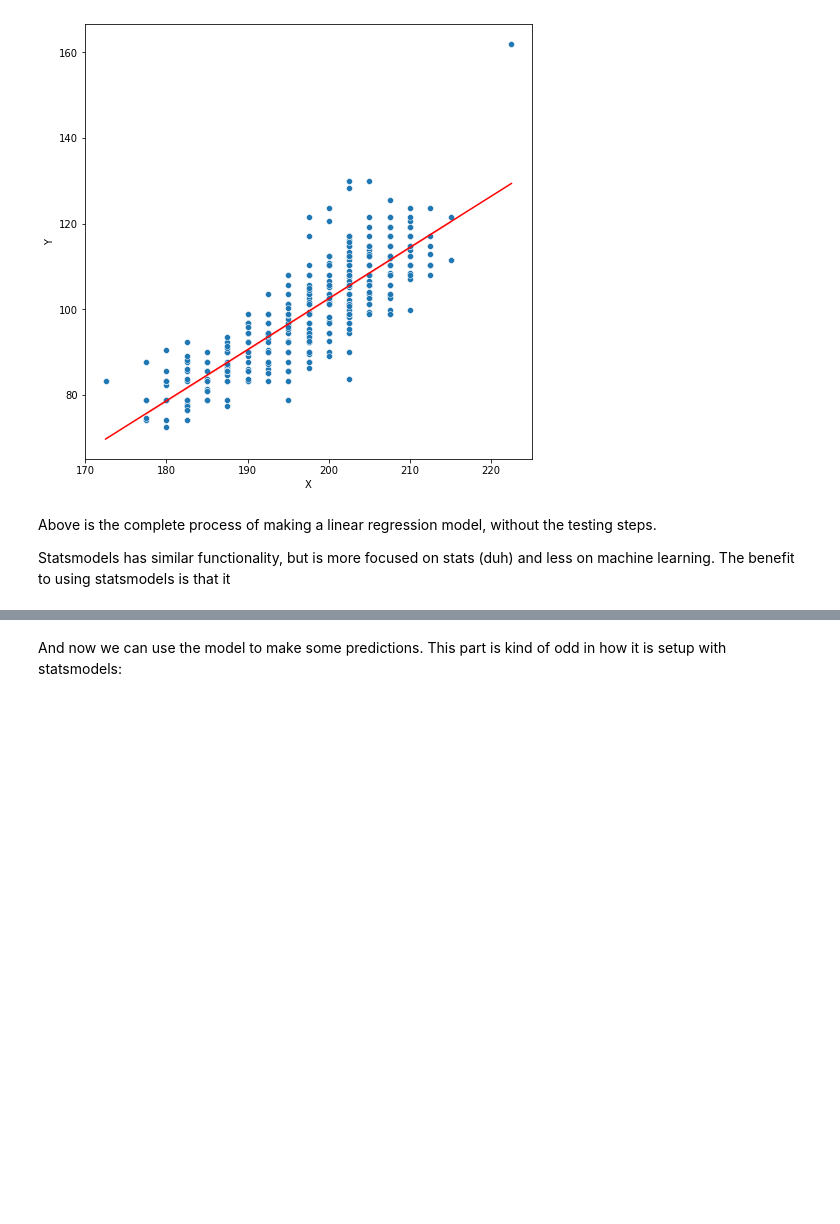
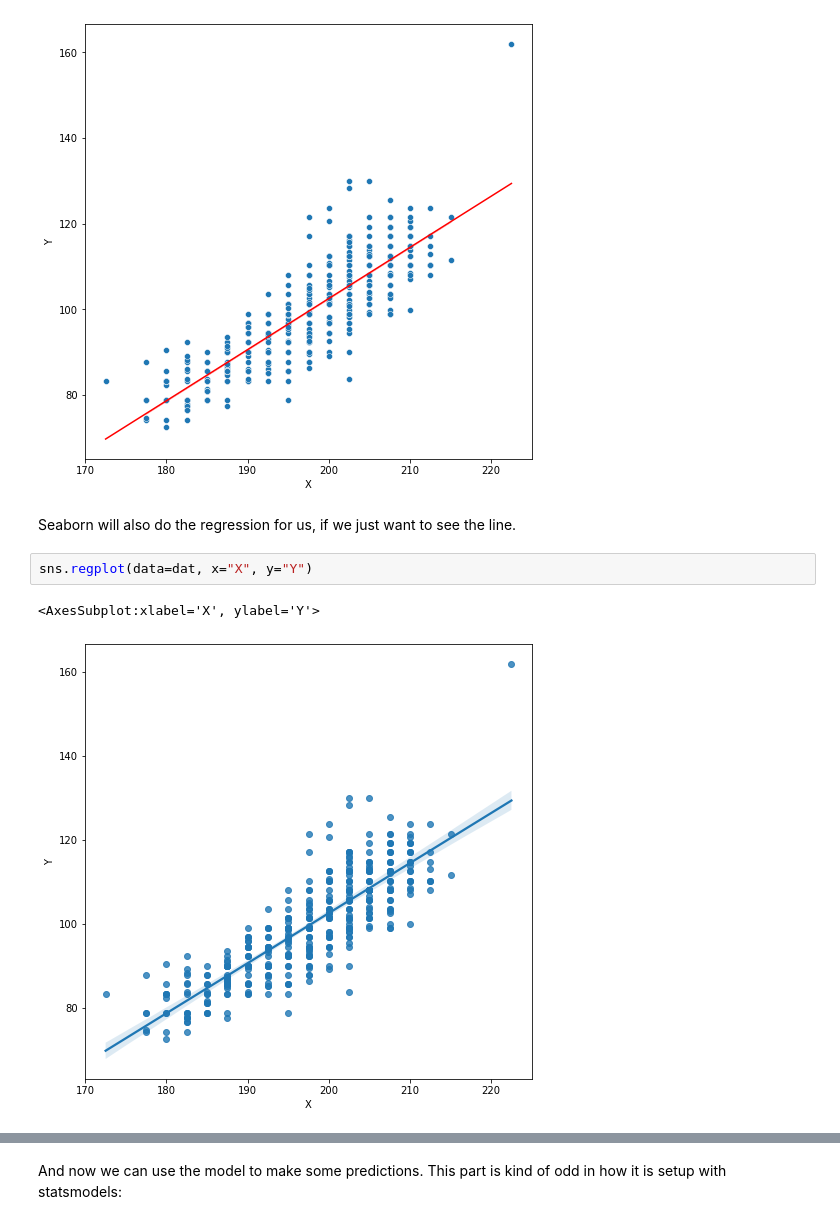
Before and after one commit to twelsah2011/Basic_Stats_in_Python_Student_Workbooks, a Jupyter notebook: 020_linear_least_squares.ipynb, the cells around one changed output, grey strips where cells are left out. Cells and saved outputs as stored; diff of their text form; blank space fills up the shorter version.

```diff
--- a/020_linear_least_squares.ipynb
+++ b/020_linear_least_squares.ipynb
@@ -321,7 +406,10 @@ sns.lineplot(x=lineInf[0], y=lineInf[1], color="red")
 # %% [output]
 <AxesSubplot:xlabel='X', ylabel='Y'>
 [figure]
-# %% [markdown]
-Above is the complete process of making a linear regression model, without the testing steps.
-
-Statsmodels has similar functionality, but is more focused on stats (duh) and less on machine learning. The benefit to using statsmodels is that it
+# %% [markdown]
+Seaborn will also do the regression for us, if we just want to see the line.
+# %%
+sns.regplot(data=dat, x="X", y="Y")
+# %% [output]
+<AxesSubplot:xlabel='X', ylabel='Y'>
+[figure, added]
```
Also changed, not shown: parts of 55 cells of this notebook, 6 other files.
